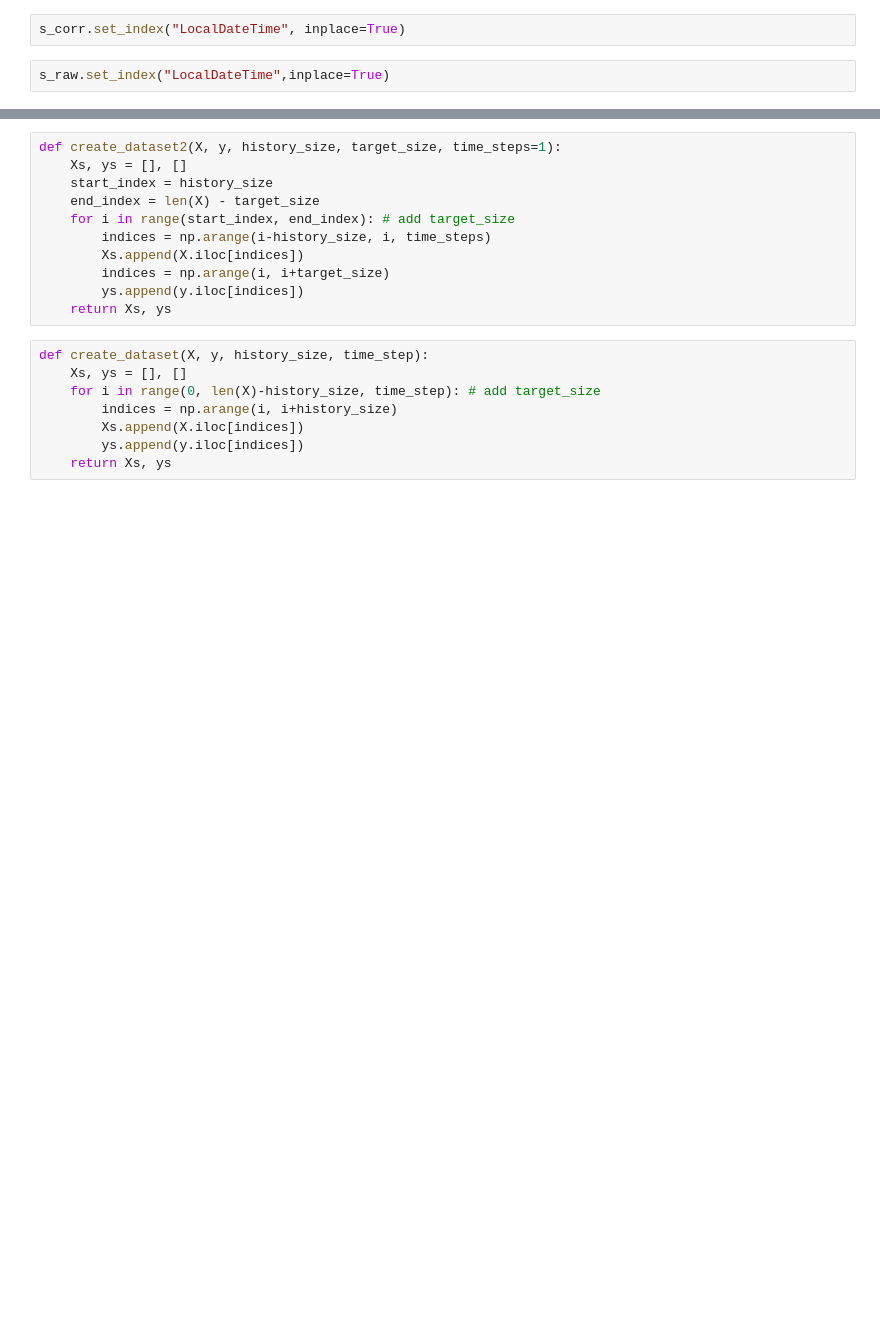
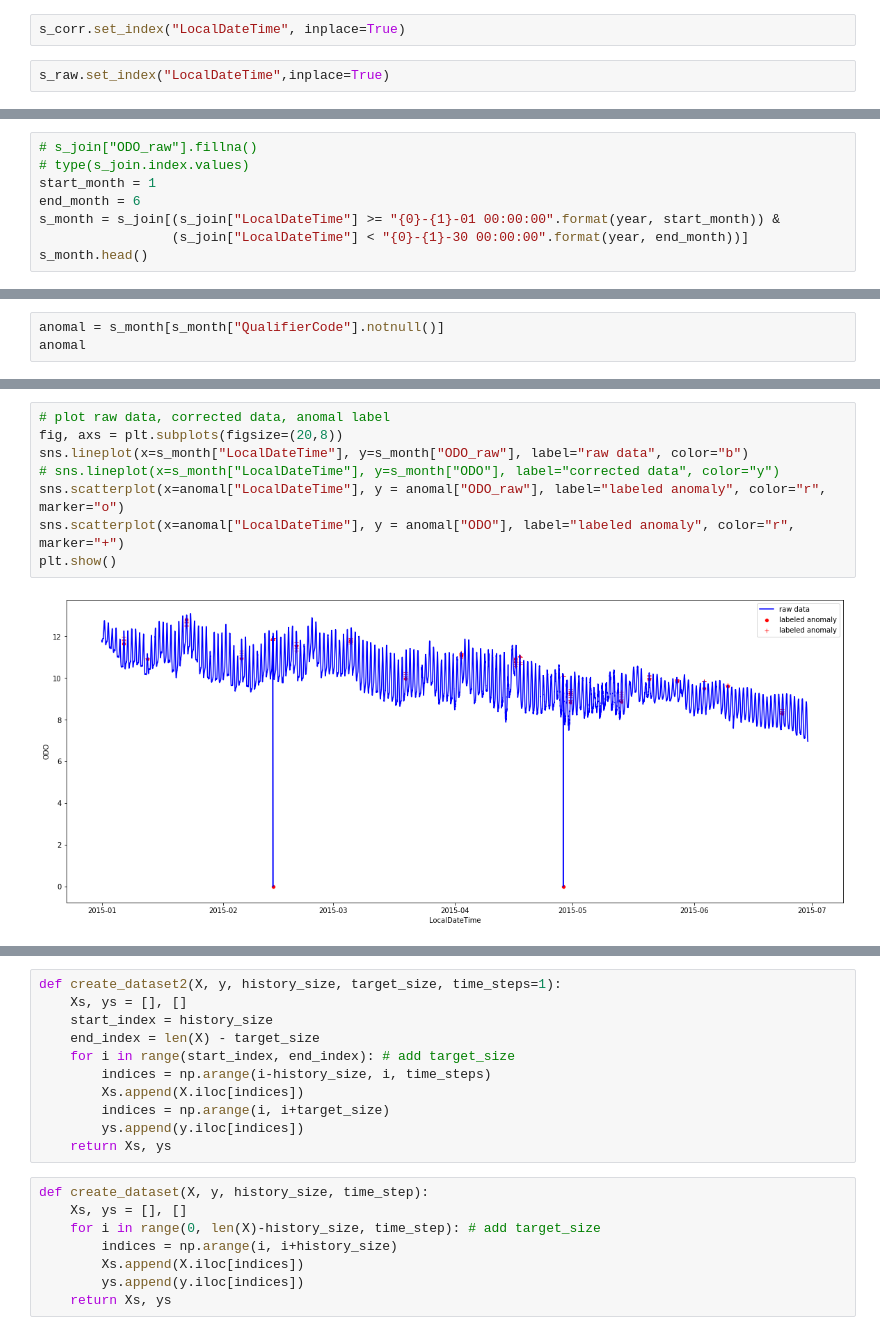
Before and after one commit to HelenGuohx/waterSensor, a Jupyter notebook: ARIMA.ipynb, the cells around one changed output, grey strips where cells are left out. Drawn from its saved outputs; the diff is of its cells as text; blank space fills up the shorter version.

```diff
--- a/ARIMA.ipynb
+++ b/ARIMA.ipynb
@@ -53,0 +98,8 @@ s_join.head()
+# %%
+# s_join["ODO_raw"].fillna()
+# type(s_join.index.values)
+start_month = 1
+end_month = 6
+s_month = s_join[(s_join["LocalDateTime"] >= "{0}-{1}-01 00:00:00".format(year, start_month)) &
+                 (s_join["LocalDateTime"] < "{0}-{1}-30 00:00:00".format(year, end_month))]
+s_month.head()
@@ -53,0 +113,3 @@ s_join.head()
+# %%
+anomal = s_month[s_month["QualifierCode"].notnull()]
+anomal
@@ -53,0 +130,10 @@ s_join.head()
+# %%
+# plot raw data, corrected data, anomal label
+fig, axs = plt.subplots(figsize=(20,8))
+sns.lineplot(x=s_month["LocalDateTime"], y=s_month["ODO_raw"], label="raw data", color="b")
+# sns.lineplot(x=s_month["LocalDateTime"], y=s_month["ODO"], label="corrected data", color="y")
+sns.scatterplot(x=anomal["LocalDateTime"], y = anomal["ODO_raw"], label="labeled anomaly", color="r", marker="o")
+sns.scatterplot(x=anomal["LocalDateTime"], y = anomal["ODO"], label="labeled anomaly", color="r", marker="+")
+plt.show()
+# %% [output]
+[figure, added]
```
Also changed, not shown: parts of 35 cells of this notebook, 8 other files.
